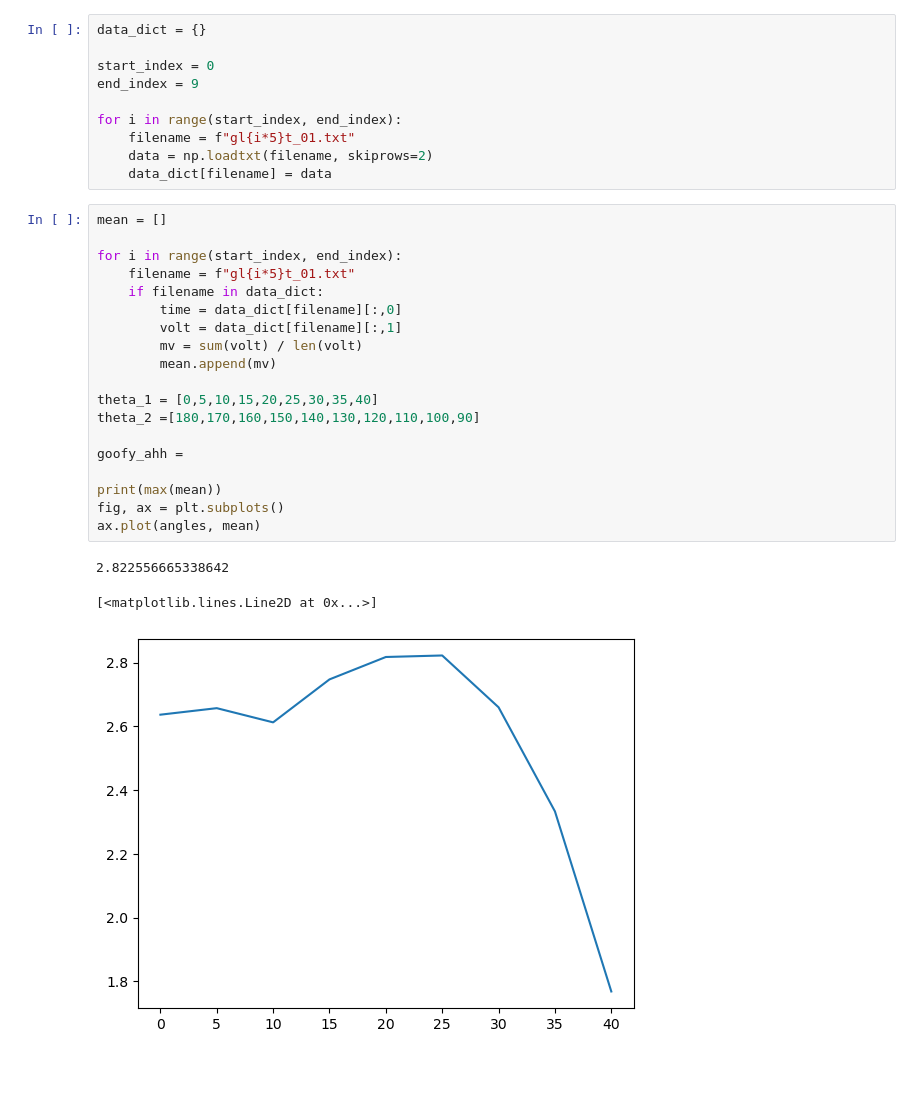
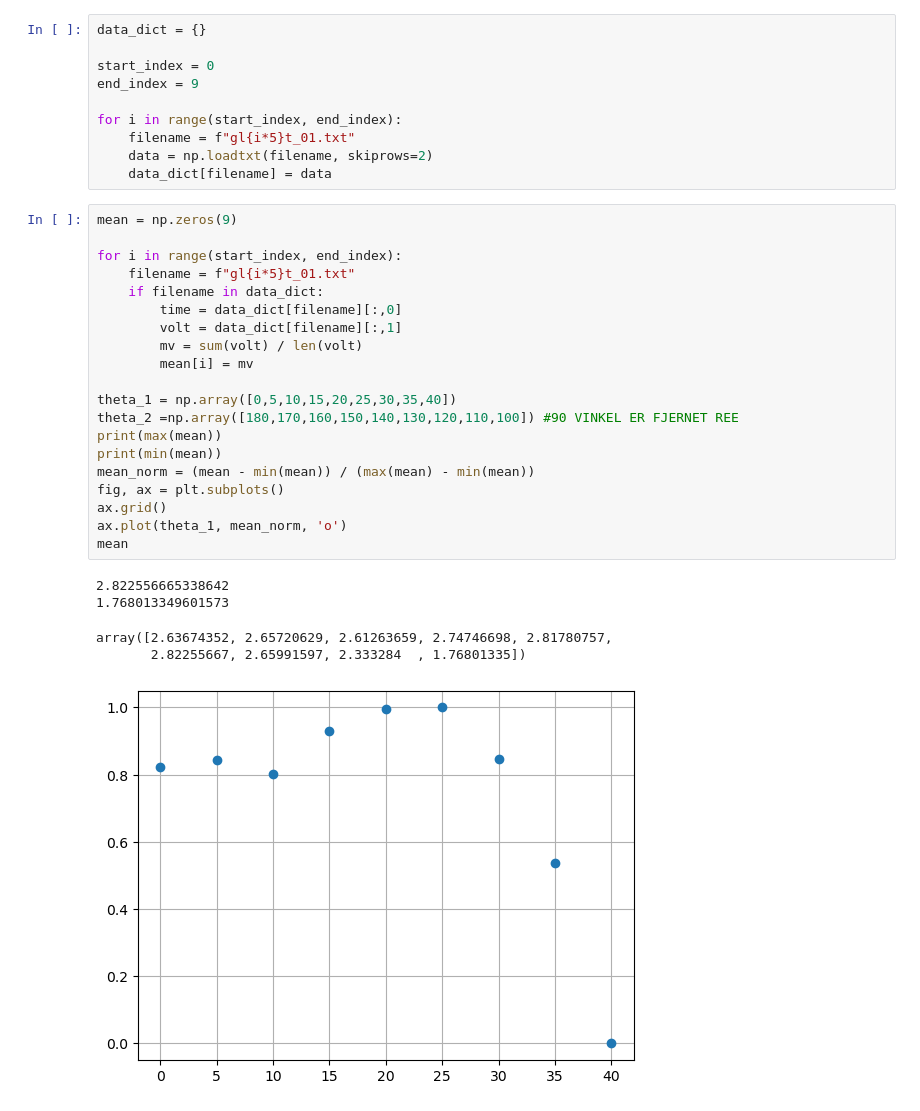
Before and after one commit to Asged/Uni, a Jupyter notebook: eks2/fresnel/databehandlig.ipynb, the cells around one changed output. Cells and saved outputs as stored; diff of their text form; blank space fills up the shorter version.

Commit message:
curve fit ahh

```diff
--- a/eks2/fresnel/databehandlig.ipynb
+++ b/eks2/fresnel/databehandlig.ipynb
@@ -12,25 +13,28 @@ for i in range(start_index, end_index):
     data = np.loadtxt(filename, skiprows=2)
     data_dict[filename] = data
 # %%
-mean = []
+mean = np.zeros(9)
 
 for i in range(start_index, end_index):
     filename = f"gl{i*5}t_01.txt"
     if filename in data_dict:
         time = data_dict[filename][:,0]
         volt = data_dict[filename][:,1]
         mv = sum(volt) / len(volt)
-        mean.append(mv)
+        mean[i] = mv
 
-theta_1 = [0,5,10,15,20,25,30,35,40]
-theta_2 =[180,170,160,150,140,130,120,110,100,90]
-
-goofy_ahh =
-
+theta_1 = np.array([0,5,10,15,20,25,30,35,40])
+theta_2 =np.array([180,170,160,150,140,130,120,110,100]) #90 VINKEL ER FJERNET REE
 print(max(mean))
+print(min(mean))
+mean_norm = (mean - min(mean)) / (max(mean) - min(mean))
 fig, ax = plt.subplots()
-ax.plot(angles, mean)
+ax.grid()
+ax.plot(theta_1, mean_norm, 'o')
+mean
 # %% [output]
 2.822556665338642
+1.768013349601573
-[<matplotlib.lines.Line2D at 0x...>]
+array([2.63674352, 2.65720629, 2.61263659, 2.74746698, 2.81780757,
+       2.82255667, 2.65991597, 2.333284  , 1.76801335])
-[figure, old version]
+[figure, new version]
```
Also changed, not shown: parts of 2 cells of this notebook.
